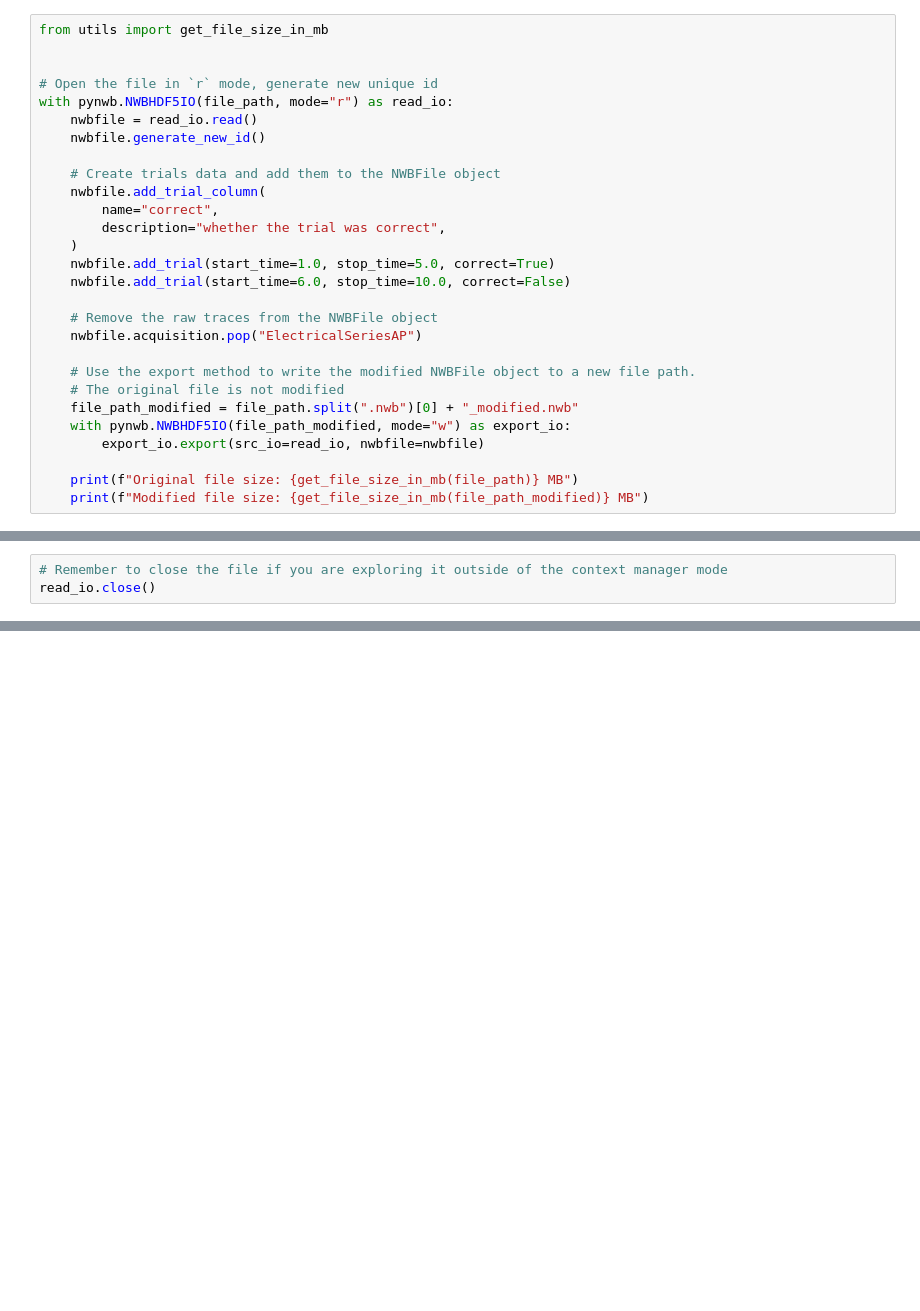
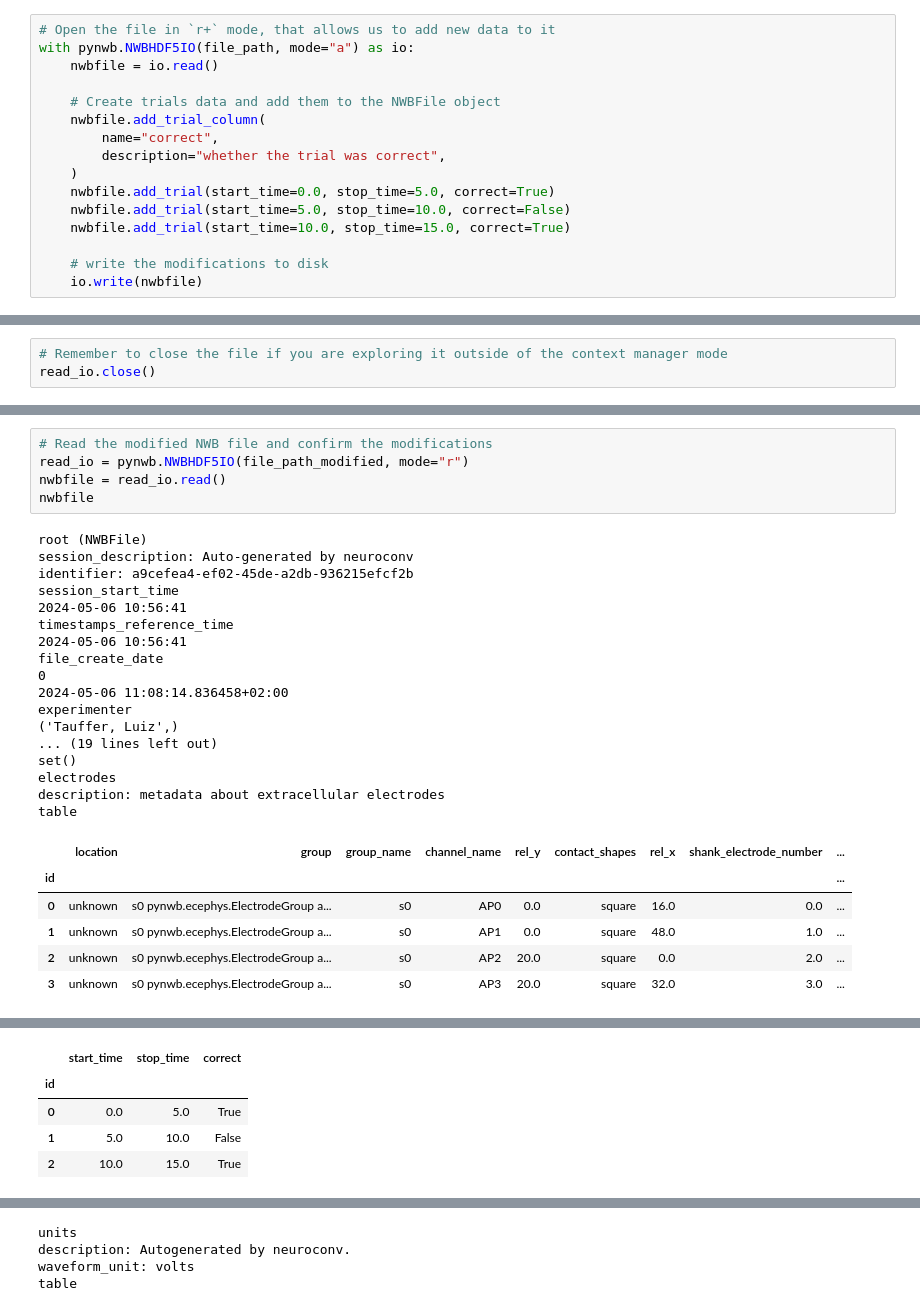
Before and after one commit to catalystneuro/stratneuro_2024, a Jupyter notebook: tutorial_pynwb/nwb_conversion_with_pynwb.ipynb, the cells around one changed output, grey strips where cells are left out. Saved outputs shown, nothing was run; the diff lists cells and outputs as text; blank space fills up the shorter version.

```diff
--- a/tutorial_pynwb/nwb_conversion_with_pynwb.ipynb
+++ b/tutorial_pynwb/nwb_conversion_with_pynwb.ipynb
@@ -57,29 +213,17 @@ Next you will add trials information and remove the raw traces from this file. R
 # %%
-from utils import get_file_size_in_mb
-
-
-# Open the file in `r` mode, generate new unique id
-with pynwb.NWBHDF5IO(file_path, mode="r") as read_io:
-    nwbfile = read_io.read()
-    nwbfile.generate_new_id()
+# Open the file in `r+` mode, that allows us to add new data to it
+with pynwb.NWBHDF5IO(file_path, mode="a") as io:
+    nwbfile = io.read()
 
     # Create trials data and add them to the NWBFile object
     nwbfile.add_trial_column(
         name="correct",
         description="whether the trial was correct",
     )
-    nwbfile.add_trial(start_time=1.0, stop_time=5.0, correct=True)
-    nwbfile.add_trial(start_time=6.0, stop_time=10.0, correct=False)
+    nwbfile.add_trial(start_time=0.0, stop_time=5.0, correct=True)
+    nwbfile.add_trial(start_time=5.0, stop_time=10.0, correct=False)
+    nwbfile.add_trial(start_time=10.0, stop_time=15.0, correct=True)
 
-    # Remove the raw traces from the NWBFile object
-    nwbfile.acquisition.pop("ElectricalSeriesAP")
-
-    # Use the export method to write the modified NWBFile object to a new file path.
-    # The original file is not modified
-    file_path_modified = file_path.split(".nwb")[0] + "_modified.nwb"
-    with pynwb.NWBHDF5IO(file_path_modified, mode="w") as export_io:
-        export_io.export(src_io=read_io, nwbfile=nwbfile)
-
-    print(f"Original file size: {get_file_size_in_mb(file_path)} MB")
-    print(f"Modified file size: {get_file_size_in_mb(file_path_modified)} MB")
+    # write the modifications to disk
+    io.write(nwbfile)
 # %%
@@ -92,0 +392,29 @@ read_io.close()
+# %%
+# Read the modified NWB file and confirm the modifications
+read_io = pynwb.NWBHDF5IO(file_path_modified, mode="r")
+nwbfile = read_io.read()
+nwbfile
+# %% [output]
+root (NWBFile)
+session_description: Auto-generated by neuroconv
+identifier: a9cefea4-ef02-45de-a2db-936215efcf2b
+session_start_time
+2024-05-06 10:56:41
+timestamps_reference_time
+2024-05-06 10:56:41
+file_create_date
+0
+2024-05-06 11:08:14.836458+02:00
+experimenter
+('Tauffer, Luiz',)
+... (19 lines left out)
+set()
+electrodes
+description: metadata about extracellular electrodes
+table
+|  | location | group | group_name | channel_name | rel_y | contact_shapes | rel_x | shank_electrode_number | ... |
+| id |  |  |  |  |  |  |  |  | ... |
+| 0 | unknown | s0 pynwb.ecephys.ElectrodeGroup a... | s0 | AP0 | 0.0 | square | 16.0 | 0.0 | ... |
+| 1 | unknown | s0 pynwb.ecephys.ElectrodeGroup a... | s0 | AP1 | 0.0 | square | 48.0 | 1.0 | ... |
+| 2 | unknown | s0 pynwb.ecephys.ElectrodeGroup a... | s0 | AP2 | 20.0 | square | 0.0 | 2.0 | ... |
+| 3 | unknown | s0 pynwb.ecephys.ElectrodeGroup a... | s0 | AP3 | 20.0 | square | 32.0 | 3.0 | ... |
@@ -92,0 +437,5 @@ read_io.close()
+|  | start_time | stop_time | correct |
+| id |  |  |  |
+| 0 | 0.0 | 5.0 | True |
+| 1 | 5.0 | 10.0 | False |
+| 2 | 10.0 | 15.0 | True |
@@ -92,0 +457,4 @@ read_io.close()
+units
+description: Autogenerated by neuroconv.
+waveform_unit: volts
+table
```
Also changed, not shown: parts of 20 cells of this notebook, 1 other file.
